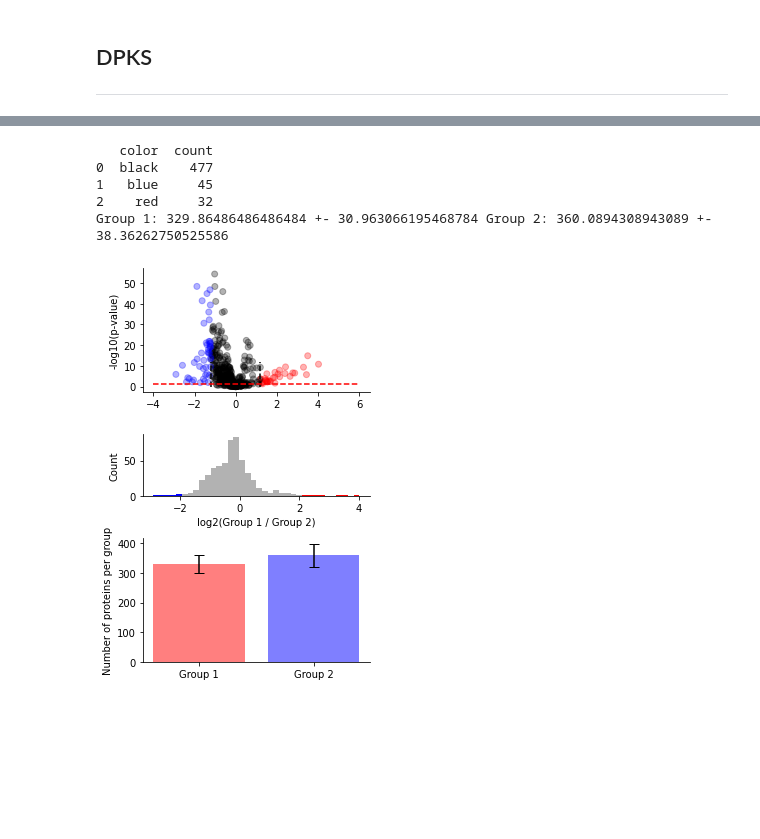
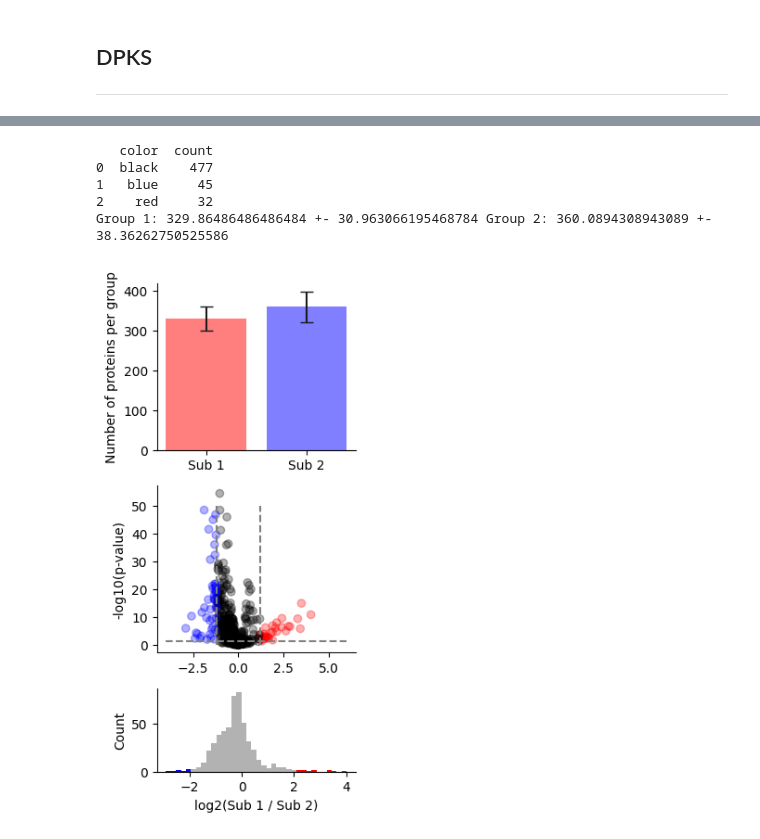
Before and after one commit to ErikHartman/sepsis-ml, a Jupyter notebook: src/general.ipynb, the cells around one changed output, grey strips where cells are left out. Drawn from its saved outputs; the diff is of its cells as text; code cells hidden in the pictures; blank space fills up the shorter version.

```diff
--- a/src/general.ipynb
+++ b/src/general.ipynb
@@ -229,4 +211,6 @@ compare_df
 # %%
+import matplotlib as mpl
+mpl.rcParams.update(mpl.rcParamsDefault)
 prot_df1 = compare_df[['Protein','Group1Mean']]
 prot_df2 = compare_df[['Protein', 'Group2Mean']]
 prot_df1 = prot_df1.rename(columns={'Group1Mean':'GroupMean'})
@@ -244,9 +228,9 @@ df2['Group'] = 'Group 2'
 df_new = pd.concat([df1,df2])
 df_new.reset_index(inplace=True)
 df_new['logI'] = [np.log10(x) for x in df_new['IntensitySum']]
-fig, ax = plt.subplots(2,1,figsize = (4,6), gridspec_kw={'height_ratios': [1, 1]})
+fig, ax = plt.subplots(2,1,figsize = (3,6), gridspec_kw={'height_ratios': [1, 1]})
 
-sns.histplot(data=df_new, kde=False, x= 'logI', hue='Group', edgecolor=None, palette=['red','blue'], alpha=0.5, ax=ax[0])
+sns.histplot(data=df_new, kde=False, x= 'logI', hue='Group', edgecolor=None, legend=False, palette=['red','blue'], alpha=0.5, ax=ax[0])
 ax[0].set_xlabel('log10(Peptide Intensity)')
 sns.despine()
 plt.tight_layout()
@@ -256,5 +240,5 @@ prot_df_new.reset_index(inplace=True)
 sns.histplot(data=prot_df_new, kde=False, x= 'GroupMean', hue='Group', edgecolor=None, legend=False, palette=['red','blue'], alpha=0.5, ax=ax[1])
 ax[1].set_xlabel('Group mean protein abundance')
 
-#plt.savefig('../plots/general/PepProtHist.jpg', dpi=300, bbox_inches='tight')
+plt.savefig('../plots/general/PepProtHist.jpg', dpi=300, bbox_inches='tight')
 # %% [output]
@@ -343,7 +326,7 @@ compare_df['color'] = compare_df.apply(lambda x: color_if_significant(x), axis=1
 compare_df['count'] = 1
 print(compare_df.groupby('color', as_index=False).sum()[['color','count']])
 
-fig, ax = plt.subplots(3,1,sharex=False, figsize = (4,6), gridspec_kw={'height_ratios': [2, 1, 2]})
+fig, ax = plt.subplots(3,1,sharex=False, figsize = (3,6), gridspec_kw={'height_ratios': [2, 2,1]})
 
 group1_proteins = []
 for col in GroupOneCols:
@@ -358,45 +341,45 @@ group2_sd = np.std(group2_proteins)
 
 print(f"Group 1: {group1_mean} +- {group1_sd} Group 2: {group2_mean} +- {group2_sd}")
 
 
-ax[0].scatter(x=compare_df['Log2FoldChange1-2'].values , y=compare_df['logPValue'].values, color=compare_df['color'].values, alpha=0.3)
+ax[1].scatter(x=compare_df['Log2FoldChange1-2'].values , y=compare_df['logPValue'].values, color=compare_df['color'].values, alpha=0.3)
 
-ax[0].vlines(1.2, ymin=0, ymax=12, color='k', linestyle='dashed')
-ax[0].vlines(-1.2, ymin=0, ymax=12,color='k', linestyle='dashed')
-ax[0].hlines(1.31, xmin=-4, xmax=6, color='red', linestyle='dashed')
-ax[0].set_ylabel('-log10(p-value)')
+ax[1].vlines(1.2, ymin=0, ymax=50, color='gray', linestyle='dashed')
+ax[1].vlines(-1.2, ymin=0, ymax=50,color='gray', linestyle='dashed')
+ax[1].hlines(1.31, xmin=-4, xmax=6, color='gray', linestyle='dashed')
+ax[1].set_ylabel('-log10(p-value)')
 
-g = sns.histplot(compare_df['Log2FoldChange1-2'].values, color='black',alpha=0.3, linewidth=0, ax = ax[1])
+g = sns.histplot(compare_df['Log2FoldChange1-2'].values, color='black',alpha=0.3, linewidth=0, ax = ax[2])
 for p in range(len(g.patches)):
     x,_ = g.patches[p].xy
     if x < -2:
         g.patches[p].set_facecolor('blue')
     elif x > 2:
         g.patches[p].set_facecolor('red')
 
-ax[1].set_ylabel('Count')
-ax[1].set_xlabel('log2(Group 1 / Group 2)')
+ax[2].set_ylabel('Count')
+ax[2].set_xlabel('log2(Sub 1 / Sub 2)')
 
-ax[2].bar(x = ['Group 1', 'Group 2'], height = [group1_mean,group2_mean],
+ax[0].bar(x = ['Sub 1', 'Sub 2'], height = [group1_mean,group2_mean],
         yerr=[group1_sd, group2_sd],
         capsize=5,
         color=['red', 'blue'],
         alpha=0.5,)
-ax[2].set_ylabel('Number of proteins per group')
+ax[0].set_ylabel('Number of proteins per group')
 
 plt.tight_layout()
 sns.despine(ax=ax[0])
 sns.despine(ax=ax[1])
 sns.despine(ax=ax[2])
 
-#plt.savefig('../plots/general/ProteinVolcanoHist.jpg', bbox_inches='tight', dpi=300)
+plt.savefig('../plots/general/ProteinVolcanoHist.jpg', bbox_inches='tight', dpi=300)
 # %% [output]
    color  count
 0  black    477
 1   blue     45
 2    red     32
 Group 1: 329.86486486486484 +- 30.963066195468784 Group 2: 360.0894308943089 +- 38.36262750525586
-[figure, old version]
+[figure, new version]
 # %%
 quant_matrix = QuantMatrix(
     quantification_file=f"{MS_DATA_PATH}/inner.tsv",
```
Also changed, not shown: parts of 10 cells of this notebook, 4 other files.
